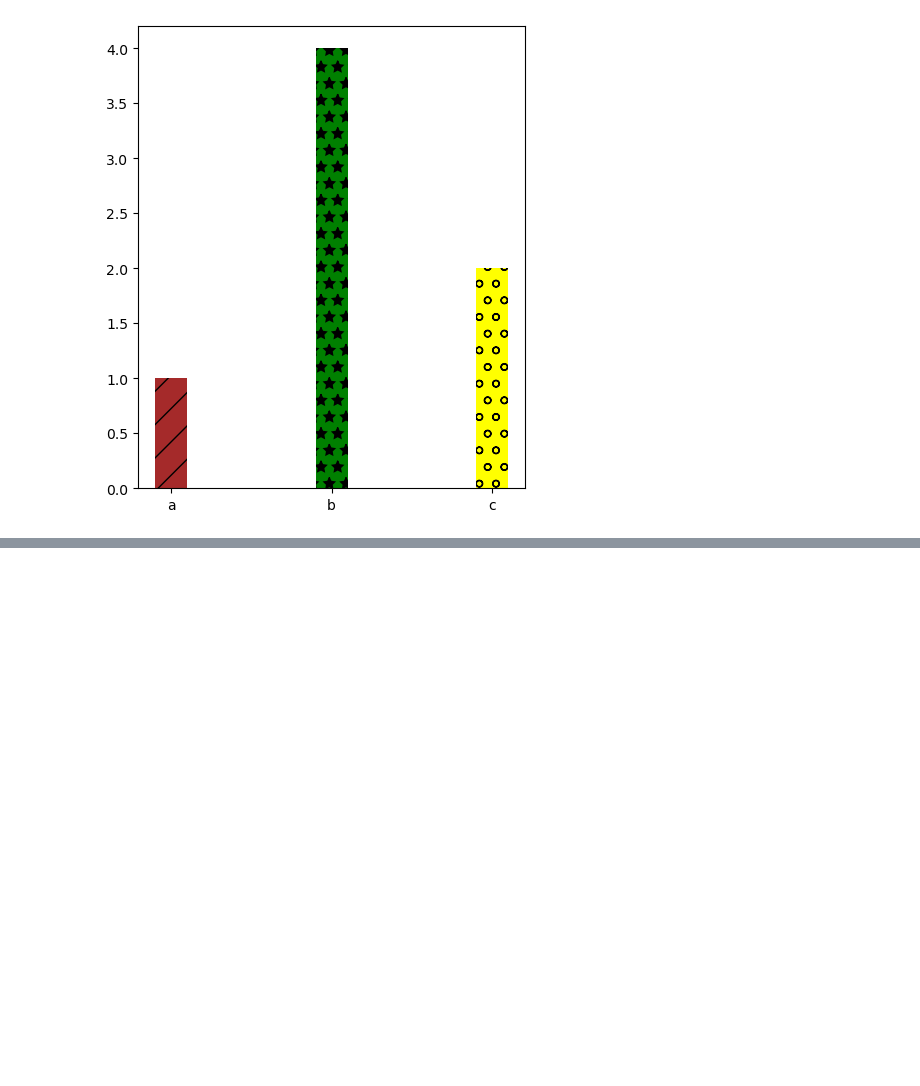
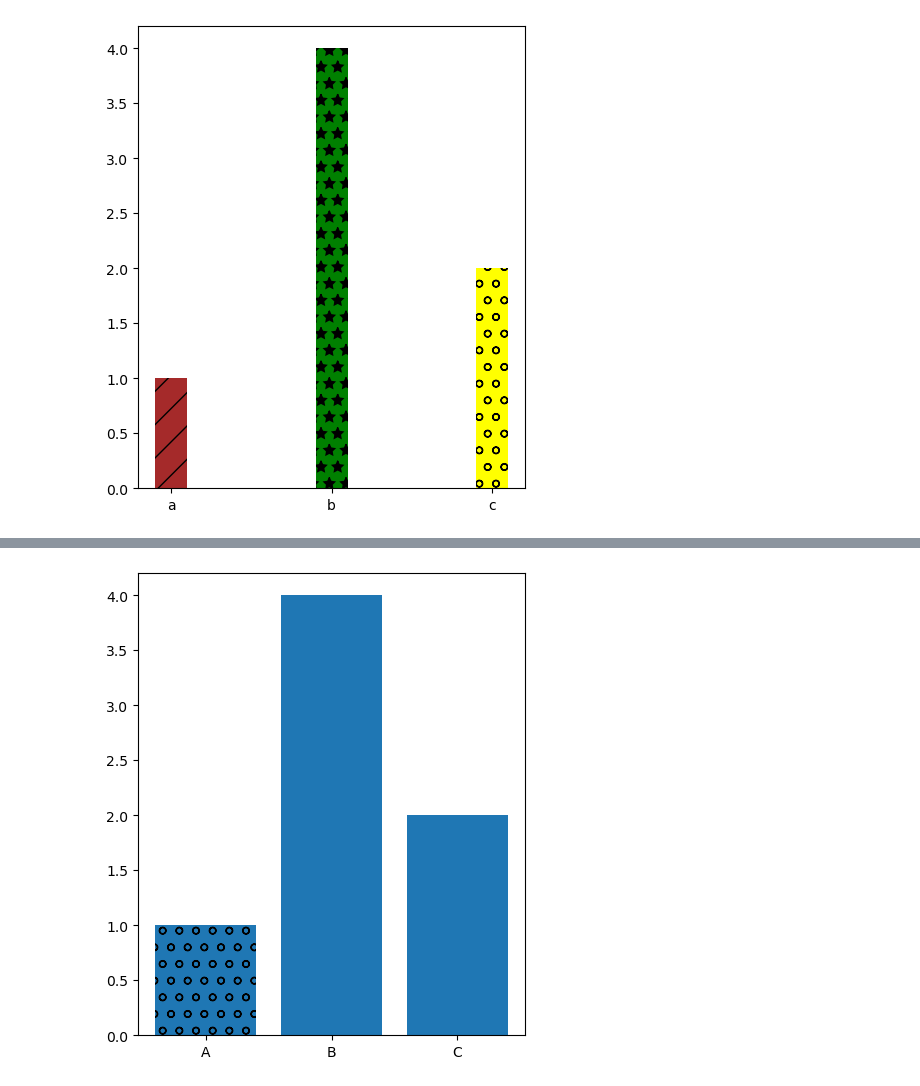
Before and after one commit to gehad-Ahmed30/Data-Analysis, a Jupyter notebook: Pandas/Visualization.ipynb, the cells around one changed output, grey strips where cells are left out. Saved outputs shown, nothing was run; the diff lists cells and outputs as text; code cells hidden in the pictures; blank space fills up the shorter version.

```diff
--- a/Pandas/Visualization.ipynb
+++ b/Pandas/Visualization.ipynb
@@ -649,0 +659,8 @@ plt.show()
+# %%
+lables = ["A", "B", "C"]
+values = [1,4 ,2]
+bars = plt.bar(lables, values)
+bars[0].set_hatch('o')
+plt.show()
+# %% [output]
+[figure, added]
```
Also changed, not shown: parts of 11 cells of this notebook, 2 other files.
